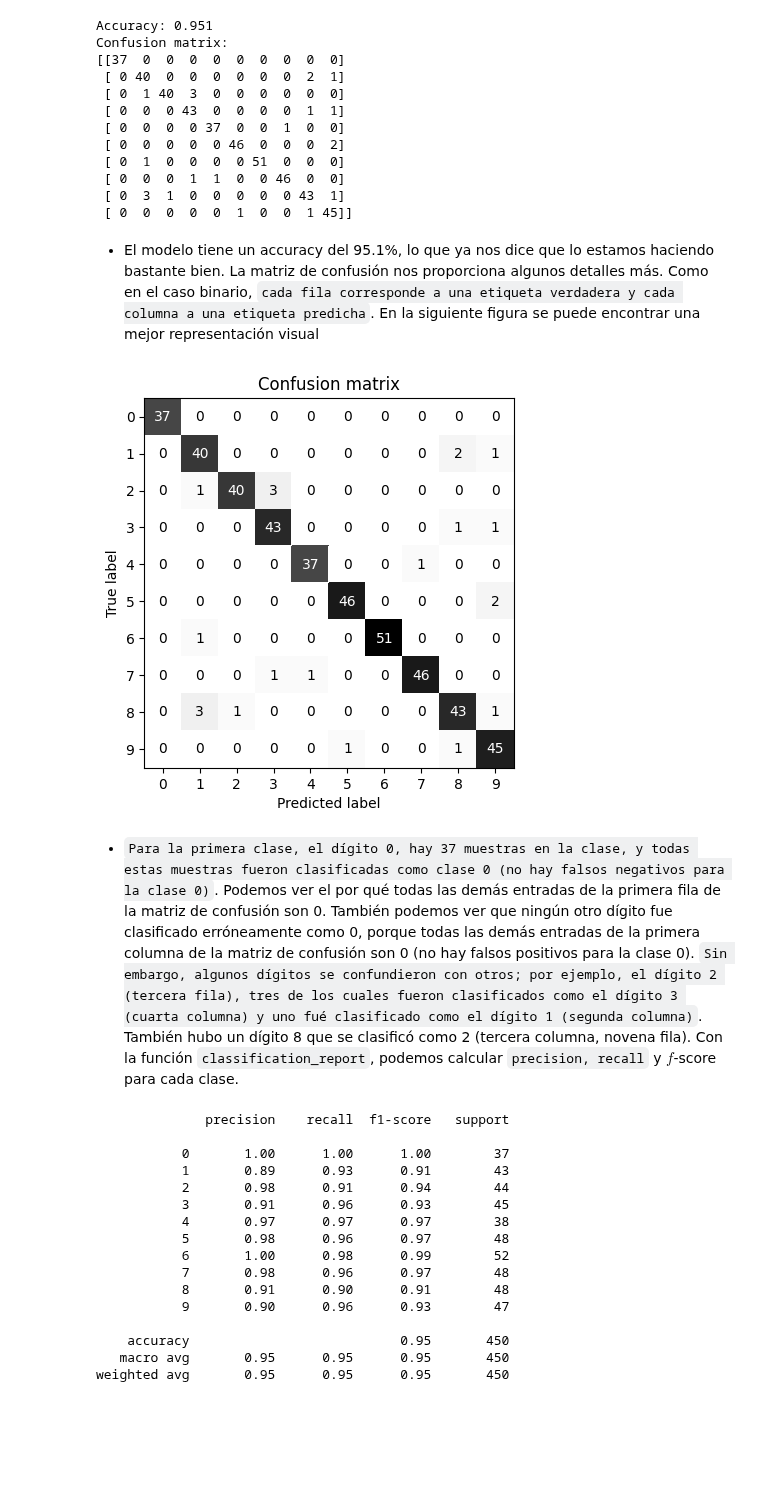
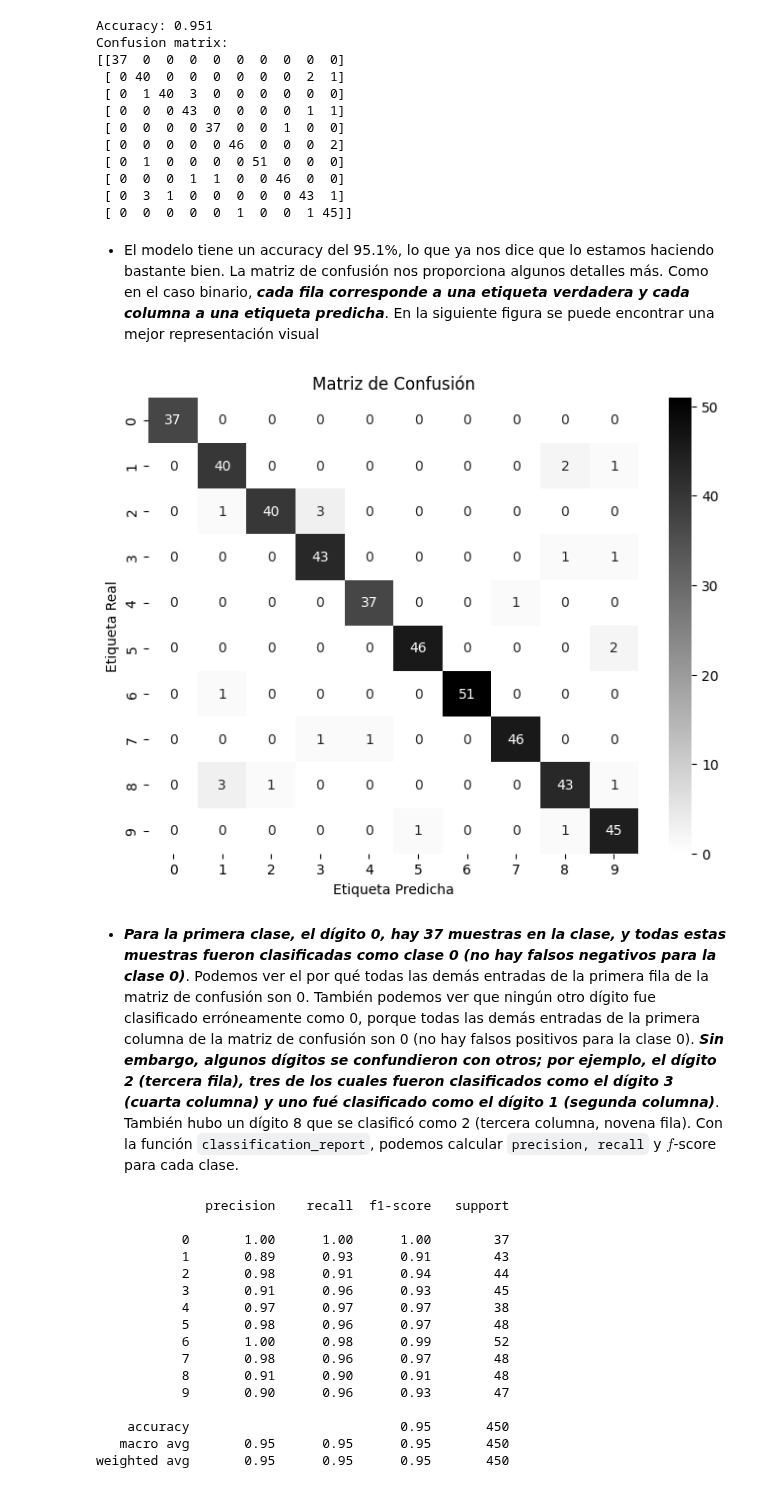
Before and after one commit to lihkir/MachineLearning, a Jupyter notebook: _sources/model_evaluation.ipynb, the cells around one changed output. Drawn from its saved outputs; the diff is of its cells as text; code cells hidden in the pictures; blank space fills up the shorter version.

```diff
--- a/_sources/model_evaluation.ipynb
+++ b/_sources/model_evaluation.ipynb
@@ -1283,21 +1306,28 @@ Confusion matrix:
  [ 0  3  1  0  0  0  0  0 43  1]
  [ 0  0  0  0  0  1  0  0  1 45]]
 # %% [markdown]
-- El modelo tiene un accuracy del 95.1%, lo que ya nos dice que lo estamos haciendo bastante bien. La matriz de confusión nos proporciona algunos detalles más. Como en el caso binario, `cada fila corresponde a una etiqueta verdadera y cada columna a una etiqueta predicha`. En la siguiente figura se puede encontrar una mejor representación visual
+- El modelo tiene un accuracy del 95.1%, lo que ya nos dice que lo estamos haciendo bastante bien. La matriz de confusión nos proporciona algunos detalles más. Como en el caso binario, ***cada fila corresponde a una etiqueta verdadera y cada columna a una etiqueta predicha***. En la siguiente figura se puede encontrar una mejor representación visual
-# %%
-scores_image = mglearn.tools.heatmap(confusion_matrix(y_test, pred),
-                                     xlabel='Predicted label',
-                                     ylabel='True label',
-                                     xticklabels=digits.target_names,
-                                     yticklabels=digits.target_names,
-                                     cmap=plt.cm.gray_r,
-                                     fmt="%d")
-plt.title("Confusion matrix")
-plt.gca().invert_yaxis()
-# %% [output]
-[figure, removed]
+# %%
+import numpy as np
+import matplotlib.pyplot as plt
+import seaborn as sns
+from sklearn.metrics import confusion_matrix
+
+conf_matrix = confusion_matrix(y_test, pred).astype(int)
+
+plt.figure(figsize=(8, 6))
+sns.heatmap(conf_matrix, annot=True, fmt="d", cmap="gray_r",
+            xticklabels=digits.target_names,
+            yticklabels=digits.target_names)
+
+plt.xlabel("Etiqueta Predicha")
+plt.ylabel("Etiqueta Real")
+plt.title("Matriz de Confusión")
+plt.show()
+# %% [output]
+[figure, added]
 # %% [markdown]
-- `Para la primera clase, el dígito 0, hay 37 muestras en la clase, y todas estas muestras fueron clasificadas como clase 0 (no hay falsos negativos para la clase 0)`. Podemos ver el por qué todas las demás entradas de la primera fila de la matriz de confusión son 0. También podemos ver que ningún otro dígito fue clasificado erróneamente como 0, porque todas las demás entradas de la primera columna de la matriz de confusión son 0 (no hay falsos positivos para la clase 0). `Sin embargo, algunos dígitos se confundieron con otros; por ejemplo, el dígito 2 (tercera fila), tres de los cuales fueron clasificados como el dígito 3 (cuarta columna) y uno fué clasificado como el dígito 1 (segunda columna)`. También hubo un dígito 8 que se clasificó como 2 (tercera columna, novena fila). Con la función `classification_report`, podemos calcular `precision, recall` y $f$-score para cada clase.
+- ***Para la primera clase, el dígito 0, hay 37 muestras en la clase, y todas estas muestras fueron clasificadas como clase 0 (no hay falsos negativos para la clase 0)***. Podemos ver el por qué todas las demás entradas de la primera fila de la matriz de confusión son 0. También podemos ver que ningún otro dígito fue clasificado erróneamente como 0, porque todas las demás entradas de la primera columna de la matriz de confusión son 0 (no hay falsos positivos para la clase 0). ***Sin embargo, algunos dígitos se confundieron con otros; por ejemplo, el dígito 2 (tercera fila), tres de los cuales fueron clasificados como el dígito 3 (cuarta columna) y uno fué clasificado como el dígito 1 (segunda columna)***. También hubo un dígito 8 que se clasificó como 2 (tercera columna, novena fila). Con la función `classification_report`, podemos calcular `precision, recall` y $f$-score para cada clase.
 # %%
 print(classification_report(y_test, pred))
 # %% [output]
```
Also changed, not shown: parts of 60 cells of this notebook, 15 other files.
